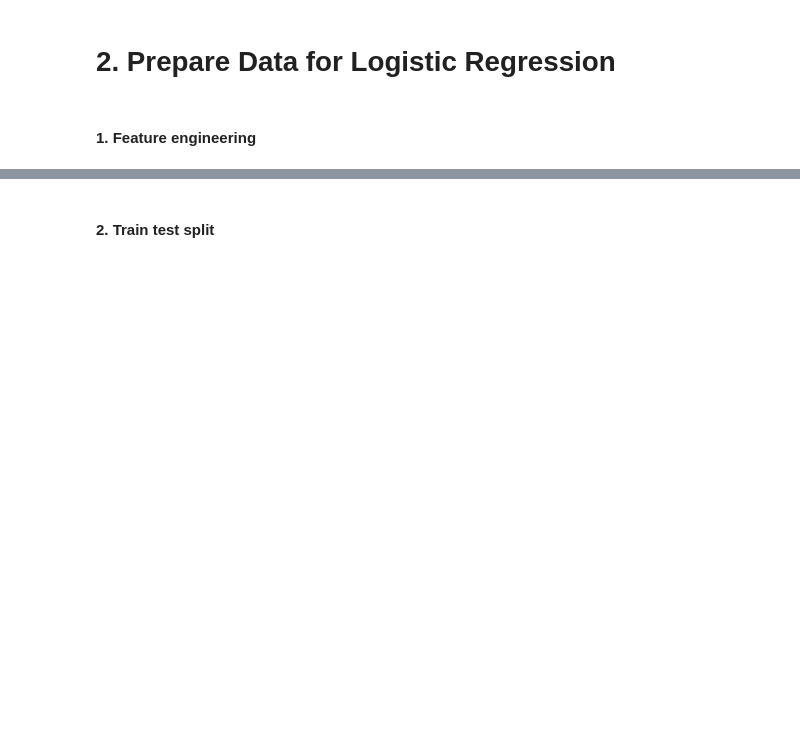
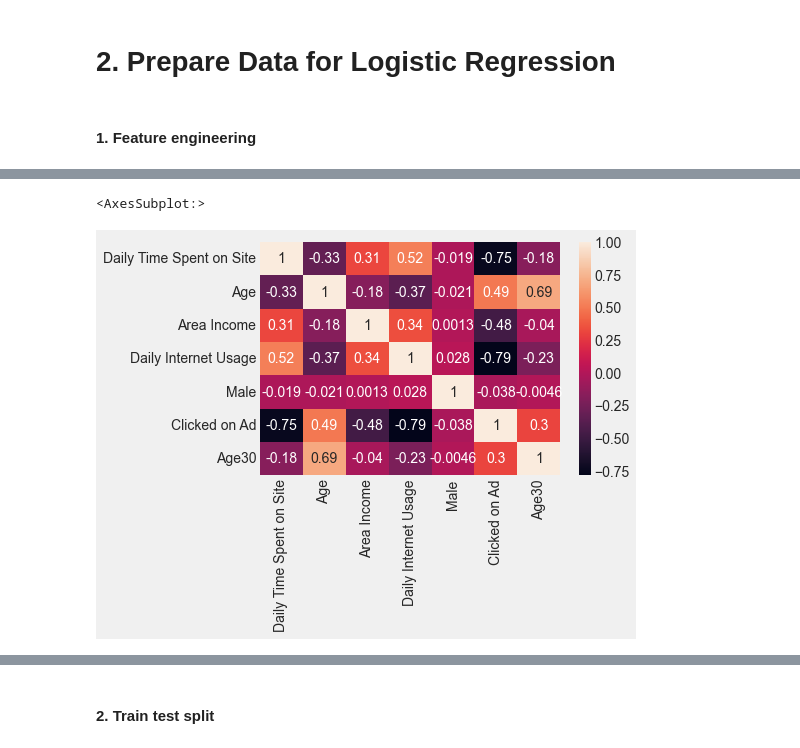
Before and after one commit to MNievas12/2304_dsft_thebridge, a Jupyter notebook: 3-Machine_Learning/1-Supervisado/2-Classification/4-Logistic_Regression/ejercicios/Logistic-regression predict-ad-click.ipynb, the cells around one changed output, grey strips where cells are left out. Cells and saved outputs as stored; diff of their text form; code cells hidden in the pictures; blank space fills up the shorter version.

```diff
--- a/3-Machine_Learning/1-Supervisado/2-Classification/4-Logistic_Regression/ejercicios/Logistic-regression predict-ad-click.ipynb
+++ b/3-Machine_Learning/1-Supervisado/2-Classification/4-Logistic_Regression/ejercicios/Logistic-regression predict-ad-click.ipynb
@@ -32,3 +90,6 @@ plt.style.use("fivethirtyeight")
 # %% [markdown]
 
 #### 1. Feature engineering
+# %%
+df['Age30'] = np.where(df['Age']<30, 0 ,1)
+df
@@ -34,0 +110,5 @@ plt.style.use("fivethirtyeight")
+# %%
+sns.heatmap(df.corr(), annot=True)
+# %% [output]
+<AxesSubplot:>
+[figure, added]
```
Also changed, not shown: parts of 49 cells of this notebook.
